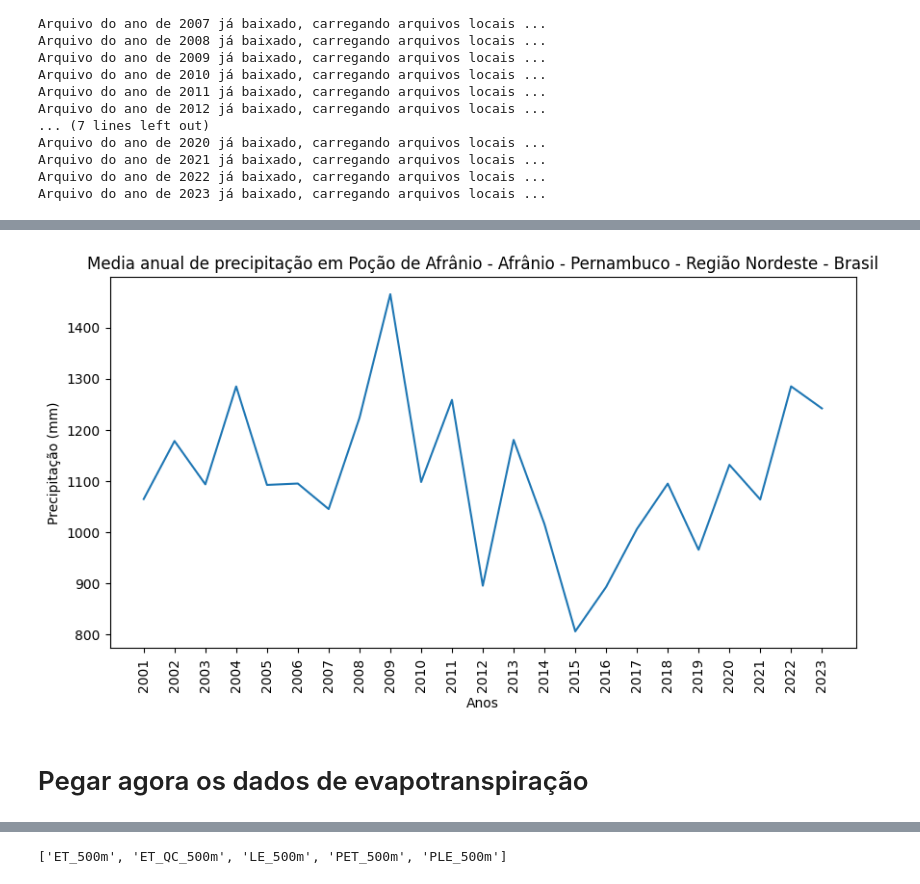
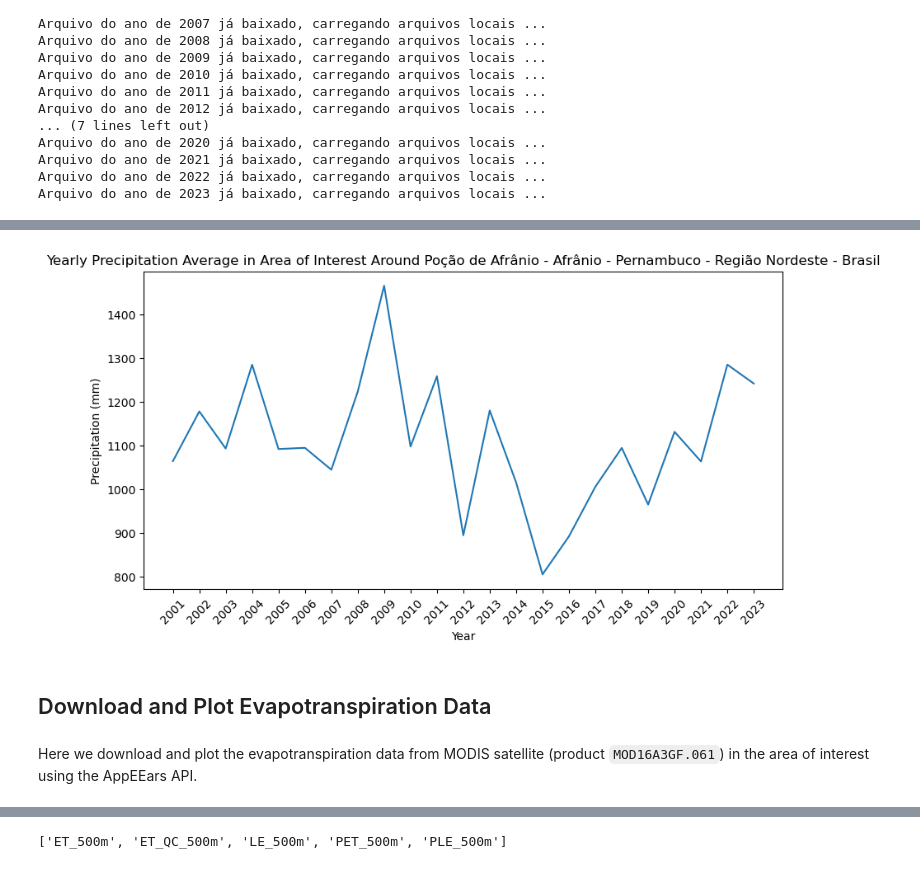
Before and after one commit to fabiomnsantos/driven-data-UABJ, a Jupyter notebook: NoteBooks/desertification_index.ipynb, the cells around one changed output, grey strips where cells are left out. Saved outputs shown, nothing was run; the diff lists cells and outputs as text; code cells hidden in the pictures.

```diff
--- a/NoteBooks/desertification_index.ipynb
+++ b/NoteBooks/desertification_index.ipynb
@@ -142,12 +140,18 @@ mapa
 # %%
-def dias_mes(mes, ano):
-  data = datetime.date(ano, mes, 1)
-  proximo_mes = data.replace(month=data.month % 12 + 1)
-  ultimo_dia = proximo_mes - datetime.timedelta(days=1)
-  return ultimo_dia.day
+import calendar
+
+# def dias_mes(mes, ano):
+#   """"""
+#   data = datetime.date(ano, mes, 1)
+#   proximo_mes = data.replace(month=data.month % 12 + 1)
+#   ultimo_dia = proximo_mes - datetime.timedelta(days=1)
+#   return ultimo_dia.day
+
 def precipitacao_mes(mes, ano):
-    ultimodia = dias_mes(mes, ano)
-    data_type = 26 #dados de precipitação
+    """ Collects monthly precipitation data from month "mes" and year "ano" and returns a Pandas dataframe. """
+
+    ultimodia = calendar.monthrange(ano,mes) #dias_mes(mes, ano)
+    data_type = 26  # code for precipitation data
     start_date = "{:02d}/01/{}".format(mes, ano)
     end_date = "{:02d}/{:02d}/{}".format(mes,ultimodia, ano+1)
     operation_type = 'average'
@@ -156,7 +160,10 @@ def precipitacao_mes(mes, ano):
     data_df = pd.DataFrame(df['data'].to_list())
     valores = data_df["raw_value"].mean()
     return valores
+
 def precipitacao_ano(ano):
+    """ Collects yearly precipitation data from year "ano" and returns a Pandas dataframe. """
+
     #_localdataName
     arqName = f"{_localdataName}/{ano} precipit data.csv"
     data_type = 26 #dados de precipitação
@@ -174,6 +181,7 @@ def precipitacao_ano(ano):
         data_df = pd.DataFrame(df['data'].to_list())
         data_df['raw_value'].to_csv(arqName+".raw")
         return data_df['raw_value']
+
 def downloadinfo(file_url, name):
     response = requests.get(file_url, stream=True)
     file_size = int(response.headers.get("content-length", 0))
@@ -183,6 +191,8 @@ def downloadinfo(file_url, name):
             f.write(chunk)
             progress.update(len(chunk))
     progress.close()
+
+# Fills a dictionary "_precipitacao" with yearly precipitation data
 _precipitacao = {}
 for i in range(_ano_inicial,_ano_final+1):
     _precipitacao[i] = precipitacao_ano(i)
@@ -234,16 +237,18 @@ _dados
 # %%
 plt.figure(figsize=(10,5))
 plt.plot(_dados["Ano"], _dados["Precipitacao"])
-plt.xticks(np.arange(_ano_inicial, _ano_final+1, 1), [str(i) for i in range(_ano_inicial, _ano_final+1)], rotation=90)
-plt.xlabel('Anos')
-plt.ylabel('Precipitação (mm)')
-plt.title(f'Media anual de precipitação em {_NomeLocal}')
+plt.xticks(np.arange(_ano_inicial, _ano_final+1, 1), [str(i) for i in range(_ano_inicial, _ano_final+1)], rotation=45)
+plt.xlabel('Year')
+plt.ylabel('Precipitation (mm)')
+plt.title(f'Yearly Precipitation Average in Area of Interest Around {_NomeLocal}')
 plt.savefig(_graficos+"precipitacao.png", format="png")
 plt.show()
 # %% [output]
-[figure, old version]
+[figure, new version]
 # %% [markdown]
-# Pegar agora os dados de evapotranspiração
+## Download and Plot Evapotranspiration Data
+# %% [markdown]
+Here we download and plot the evapotranspiration data from MODIS satellite (product `MOD16A3GF.061`) in the area of interest using the AppEEars API.
 # %%
 token_response = requests.post('{}login'.format(api), auth=(user, password)).json()
 token = token_response['token']
```
Also changed, not shown: parts of 22 cells of this notebook.
